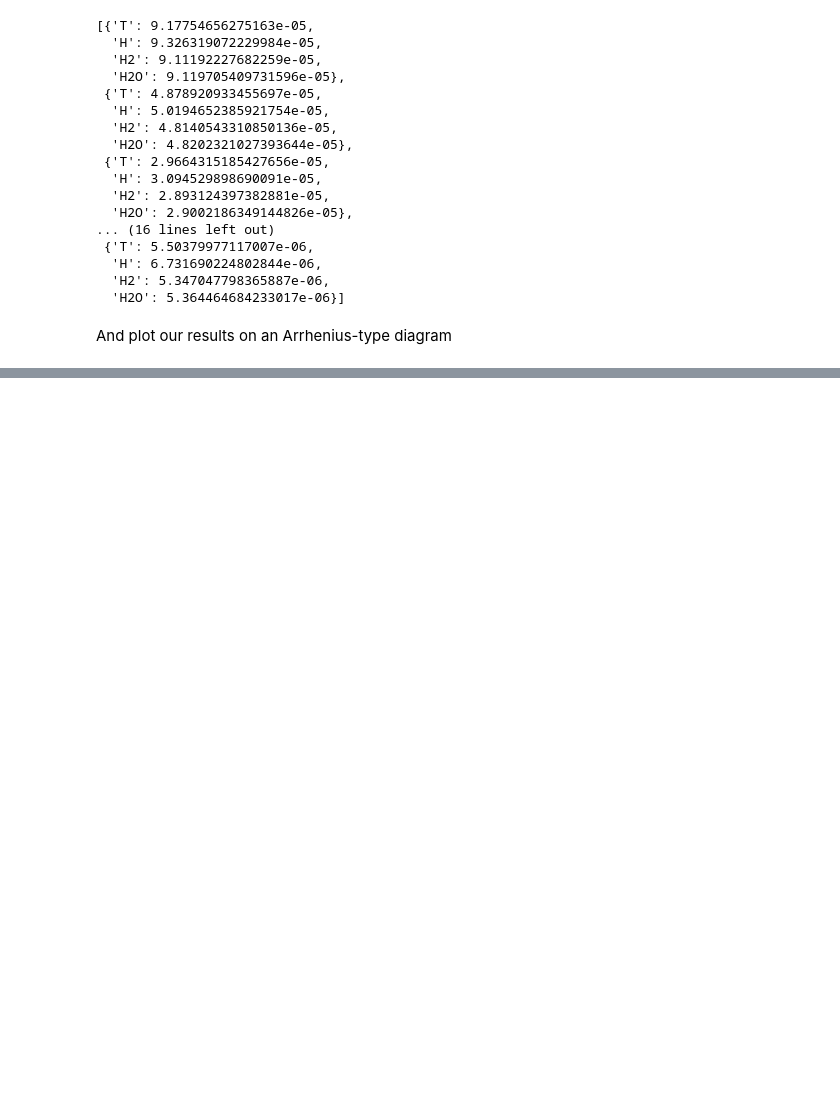
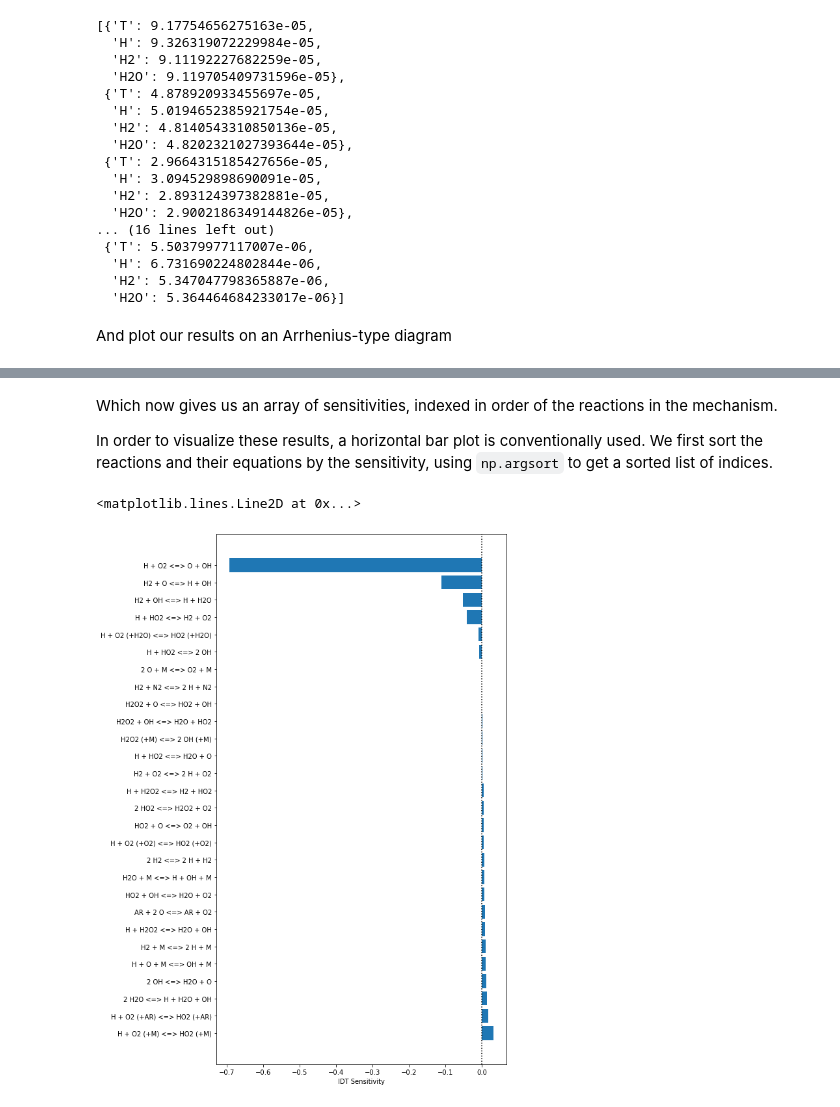
Before and after one commit to ajsusa/ME362B, a Jupyter notebook: notebooks/tutorial_2_cantera_functions.ipynb, the cells around one changed output, grey strips where cells are left out. Cells and saved outputs as stored; diff of their text form; code cells hidden in the pictures; blank space fills up the shorter version.

Commit message:
Finished first pass of tutorial_2_cantera_functions.ipynb
Signed-off-by: asusa <asusa@stanford.edu>

```diff
--- a/notebooks/tutorial_2_cantera_functions.ipynb
+++ b/notebooks/tutorial_2_cantera_functions.ipynb
@@ -941,0 +981,23 @@ You will be asked to calculate such an activation energy as part of the problem
+# %%
+# calculate the base result
+T_sens = 1200
+P_sens = 101325
+IDT_def = 'T'  # this is the definition of IDT we'll use in our analysis
+
+gas.set_multiplier(1.)  # this makes sure all the multipliers are set to 1.
+IDT_base = simulate_idt(gas, T=T_sens, P=P_sens)[IDT_def]
+
+# perturb the mechanism and calculate the new IDT
+f_k = 0.05
+IDT_sens = np.zeros(gas.n_reactions, dtype=float)
+
+for i in range(gas.n_reactions):
+    gas.set_multiplier(1)
+    gas.set_multiplier((1+f_k), i)
+    IDT_sens[i] = simulate_idt(gas, T=T_sens, P=P_sens)[IDT_def]
+
+# calculate the IDT sensitivity
+dIDT_IDT = (IDT_sens - IDT_base) / IDT_base
+sensitivities = dIDT_IDT / f_k
+
+print(sensitivities)
@@ -941,0 +1013,18 @@ You will be asked to calculate such an activation energy as part of the problem
+# %% [markdown]
+Which now gives us an array of sensitivities, indexed in order of the reactions in the mechanism.
+
+In order to visualize these results, a horizontal bar plot is conventionally used.
+We first sort the reactions and their equations by the sensitivity, using `np.argsort` to get a sorted list of indices.
+# %%
+i_sort = np.argsort(sensitivities)[::-1]
+
+sorted_sens = sensitivities[i_sort]
+sorted_eqns = np.array(gas.reaction_equations(i_sort))
+
+plt.figure(figsize=(8, 15))
+plt.barh(sorted_eqns, sorted_sens)
+plt.xlabel('IDT Sensitivity')
+plt.axvline(0, ls=':', c='k')
+# %% [output]
+<matplotlib.lines.Line2D at 0x...>
+[figure, added]
```
Also changed, not shown: parts of 31 cells of this notebook.
